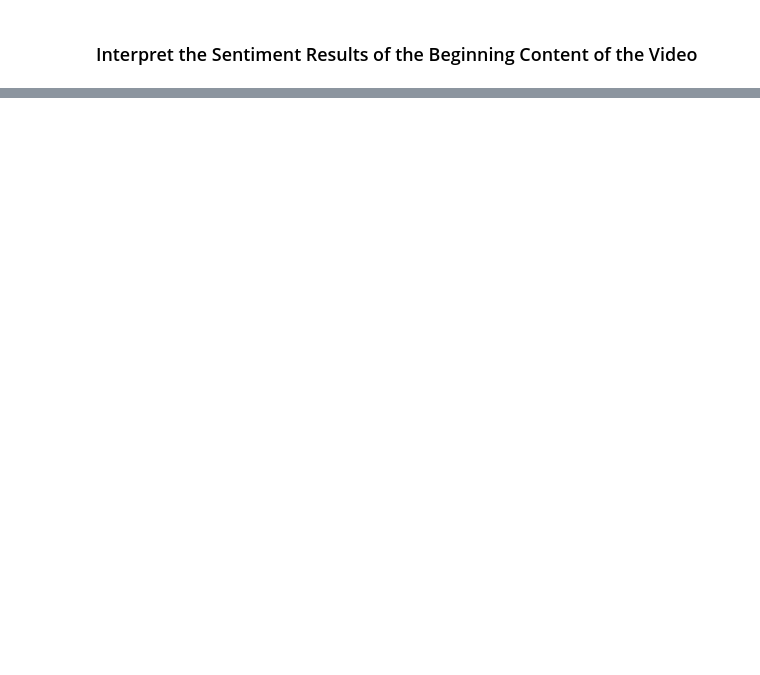
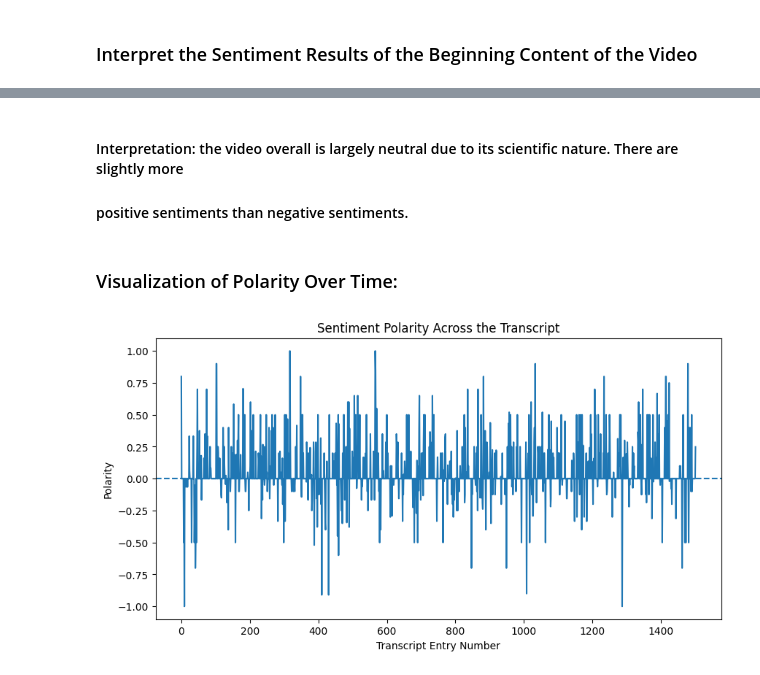
Before and after one commit to annedudzik/CISD43_Climate_Panel_Text_Mining_from_YouTube_Anne, a Jupyter notebook: CISD43_Climate_Panel_Text_Mining_from_YouTube_Anne.ipynb, the cells around one changed output, grey strips where cells are left out. Cells and saved outputs as stored; diff of their text form; code cells hidden in the pictures; blank space fills up the shorter version.

```diff
--- a/CISD43_Climate_Panel_Text_Mining_from_YouTube_Anne.ipynb
+++ b/CISD43_Climate_Panel_Text_Mining_from_YouTube_Anne.ipynb
@@ -186,0 +230,16 @@ if not df.empty:
+# %% [markdown]
+#### Interpretation: the video overall is largely neutral due to its scientific nature. There are slightly more
+#### positive sentiments than negative sentiments.
+# %% [markdown]
+### Visualization of Polarity Over Time:
+# %%
+if not df.empty:
+    plt.figure(figsize=(10, 5))
+    plt.plot(df.index, df["polarity"])
+    plt.axhline(0, linestyle="--")
+    plt.title("Sentiment Polarity Across the Transcript")
+    plt.xlabel("Transcript Entry Number")
+    plt.ylabel("Polarity")
+    plt.show()
+# %% [output]
+[figure, added]
```
Also changed, not shown: parts of 15 cells of this notebook, 1 other file.
